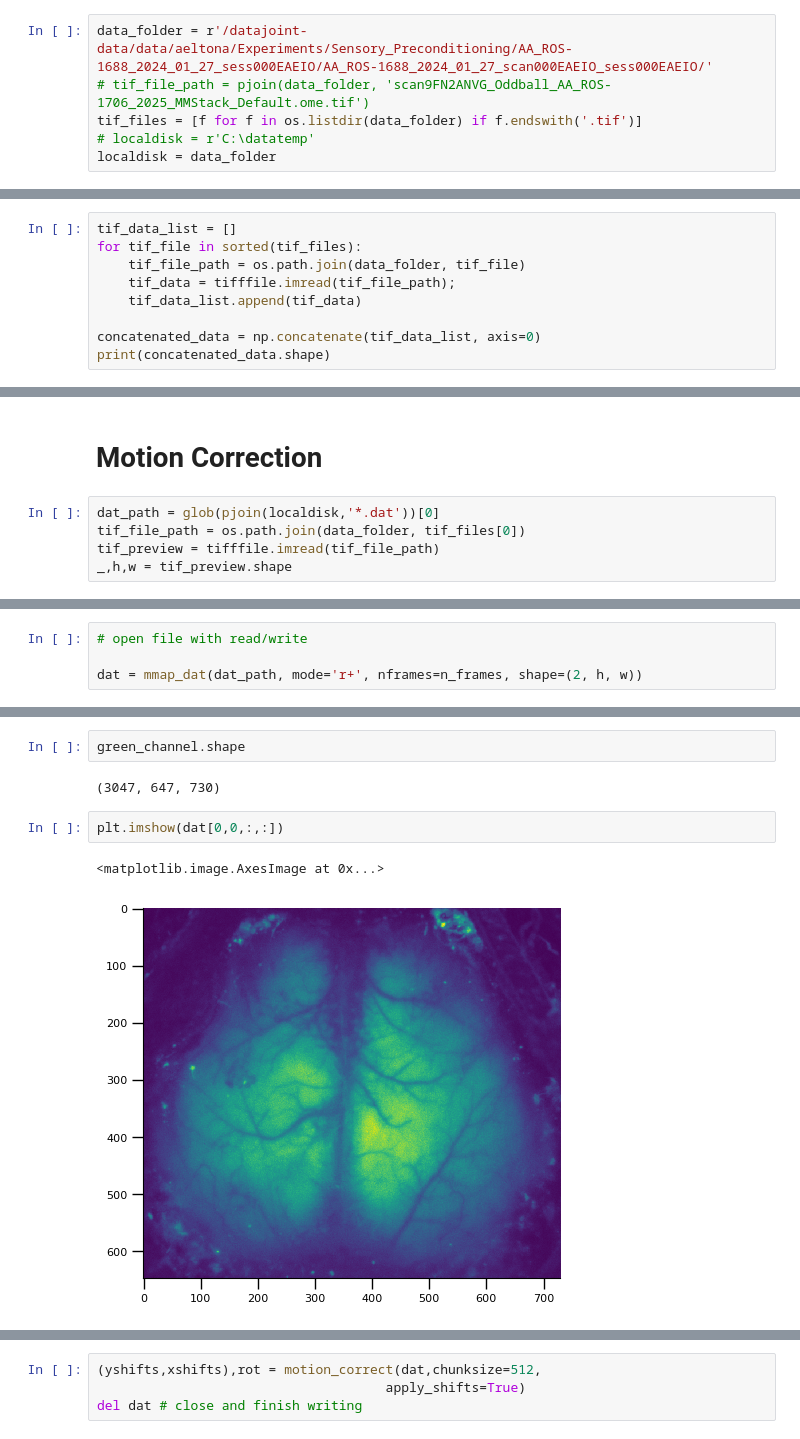
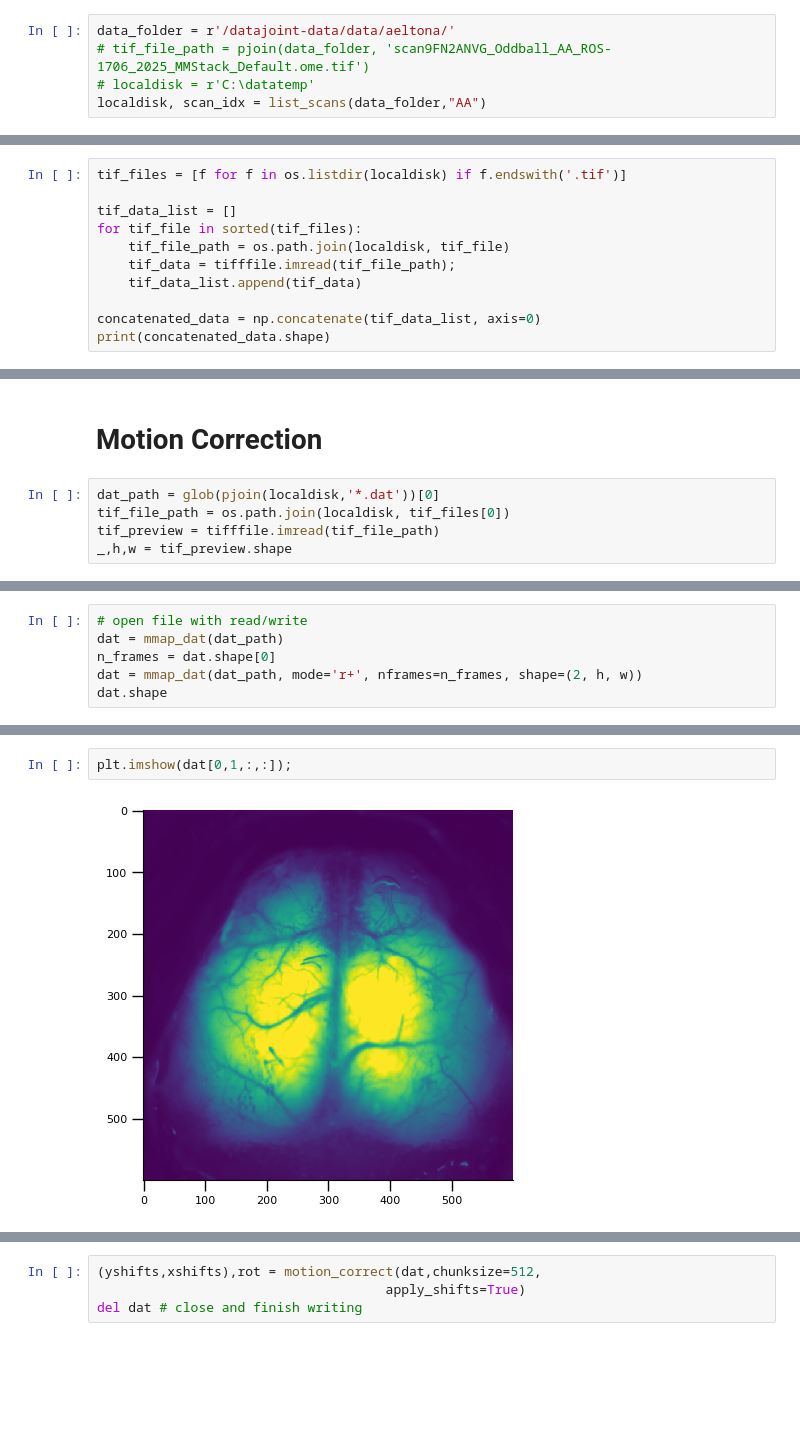
Before and after one commit to aeltonaraujoneuro/wfield, a Jupyter notebook: notebooks/66_Aelton_wfield.ipynb, the cells around one changed output, grey strips where cells are left out. Drawn from its saved outputs; the diff is of its cells as text; blank space fills up the shorter version.

```diff
--- a/notebooks/66_Aelton_wfield.ipynb
+++ b/notebooks/66_Aelton_wfield.ipynb
@@ -12,6 +76,5 @@ import shutil
 # %%
-data_folder = r'/datajoint-data/data/aeltona/Experiments/Sensory_Preconditioning/AA_ROS-1688_2024_01_27_sess000EAEIO/AA_ROS-1688_2024_01_27_scan000EAEIO_sess000EAEIO/'
+data_folder = r'/datajoint-data/data/aeltona/'
 # tif_file_path = pjoin(data_folder, 'scan9FN2ANVG_Oddball_AA_ROS-1706_2025_MMStack_Default.ome.tif')
-tif_files = [f for f in os.listdir(data_folder) if f.endswith('.tif')]
 # localdisk = r'C:\datatemp'
-localdisk = data_folder
+localdisk, scan_idx = list_scans(data_folder,"AA")
@@ -18,7 +89,9 @@ localdisk = data_folder
 # %%
+tif_files = [f for f in os.listdir(localdisk) if f.endswith('.tif')]
+
 tif_data_list = []
 for tif_file in sorted(tif_files):
-    tif_file_path = os.path.join(data_folder, tif_file)
+    tif_file_path = os.path.join(localdisk, tif_file)
     tif_data = tifffile.imread(tif_file_path);
     tif_data_list.append(tif_data)
 
@@ -68,7 +147,7 @@ del merged_data
 # Motion Correction
 # %%
 dat_path = glob(pjoin(localdisk,'*.dat'))[0]
-tif_file_path = os.path.join(data_folder, tif_files[0])
+tif_file_path = os.path.join(localdisk, tif_files[0])
 tif_preview = tifffile.imread(tif_file_path)
 _,h,w = tif_preview.shape
 # %% [output]
@@ -79,4 +161,6 @@ _,h,w = tif_preview.shape
 # %%
 # open file with read/write
-
+dat = mmap_dat(dat_path)
+n_frames = dat.shape[0]
 dat = mmap_dat(dat_path, mode='r+', nframes=n_frames, shape=(2, h, w))
+dat.shape
@@ -87,12 +169,7 @@ dat.shape
-# %%
-green_channel.shape
-# %% [output]
-(3047, 647, 730)
 # %%
-plt.imshow(dat[0,0,:,:])
+plt.imshow(dat[0,1,:,:]);
 # %% [output]
-<matplotlib.image.AxesImage at 0x...>
-[figure, old version]
+[figure, new version]
 # %%
 fig, axes = plt.subplots(nrows=2, ncols=5, figsize=(15, 6))
 
```
Also changed, not shown: parts of 47 cells of this notebook.
